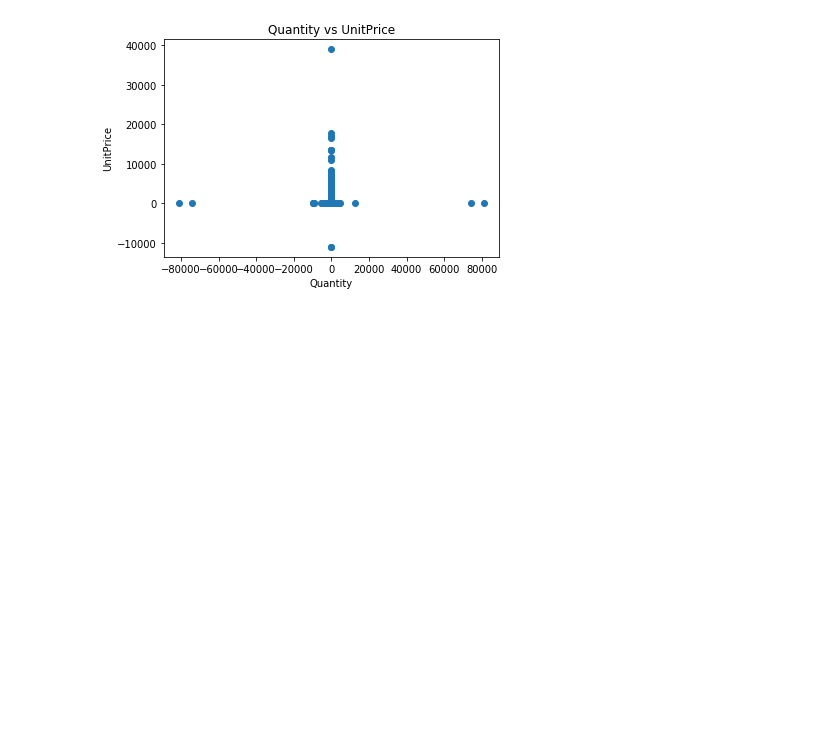
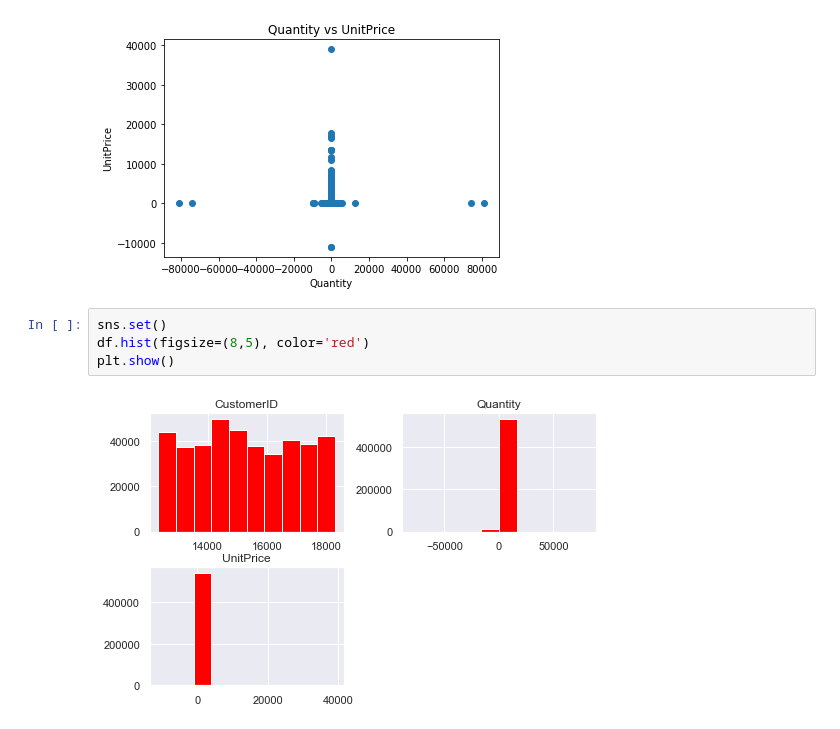
Before and after one commit to BineetaMishra/EDA, a Jupyter notebook: EDA_Ecommerce_Dataset.ipynb, the cells around one changed output. Saved outputs shown, nothing was run; the diff lists cells and outputs as text; blank space fills up the shorter version.

```diff
--- a/EDA_Ecommerce_Dataset.ipynb
+++ b/EDA_Ecommerce_Dataset.ipynb
@@ -145,3 +361,9 @@ plt.ylabel('UnitPrice')
 plt.show()
 # %% [output]
 [figure]
+# %%
+sns.set()
+df.hist(figsize=(8,5), color='red')
+plt.show()
+# %% [output]
+[figure, added]
```
Also changed, not shown: parts of 40 cells of this notebook, 1 other file.
